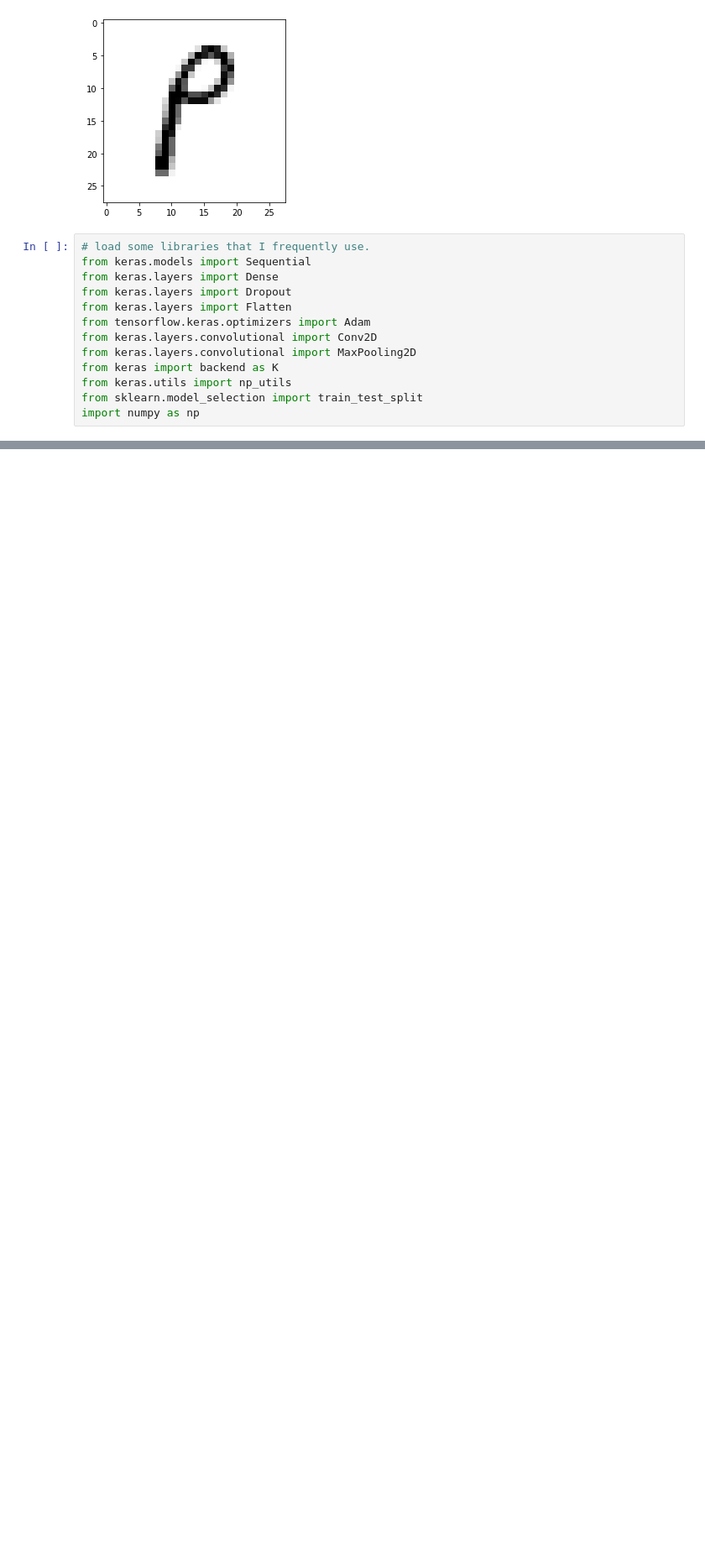
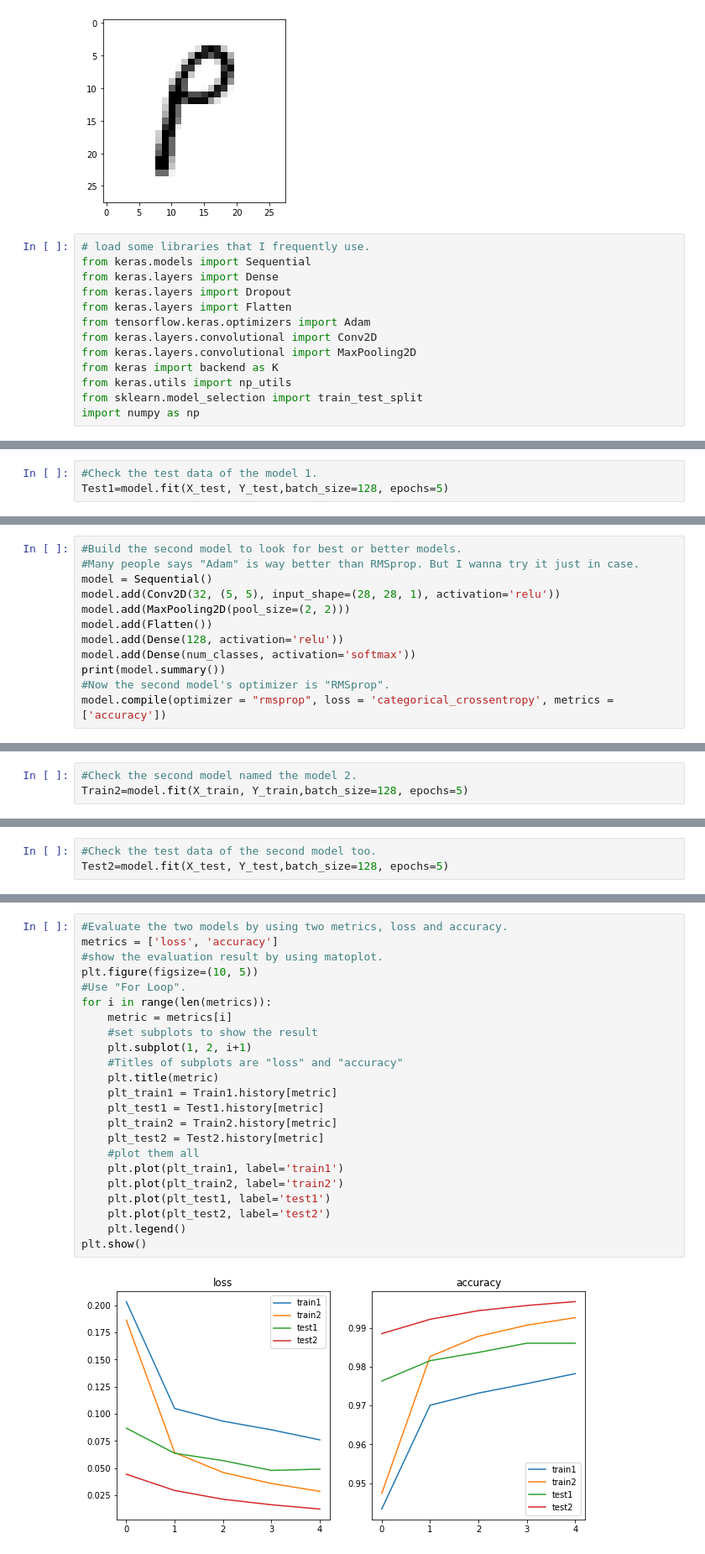
Before and after one commit to jbro321/OCR_DL, a Jupyter notebook: A_Z_handwritting.ipynb, the cells around one changed output, grey strips where cells are left out. Shown: that part at 84% size. Cells and saved outputs as stored; diff of their text form; blank space fills up the shorter version.

```diff
--- a/A_Z_handwritting.ipynb
+++ b/A_Z_handwritting.ipynb
@@ -89,0 +140,3 @@ FileNotFoundError: [Errno 2] No such file or directory: '/kaggle/input/az-handwr
+# %%
+#Check the test data of the model 1.
+Test1=model.fit(X_test, Y_test,batch_size=128, epochs=5)
@@ -89,0 +154,12 @@ FileNotFoundError: [Errno 2] No such file or directory: '/kaggle/input/az-handwr
+# %%
+#Build the second model to look for best or better models.
+#Many people says "Adam" is way better than RMSprop. But I wanna try it just in case.
+model = Sequential()
+model.add(Conv2D(32, (5, 5), input_shape=(28, 28, 1), activation='relu'))
+model.add(MaxPooling2D(pool_size=(2, 2)))
+model.add(Flatten())
+model.add(Dense(128, activation='relu'))
+model.add(Dense(num_classes, activation='softmax'))
+print(model.summary())
+#Now the second model's optimizer is "RMSprop".
+model.compile(optimizer = "rmsprop", loss = 'categorical_crossentropy', metrics = ['accuracy'])
@@ -89,0 +186,3 @@ FileNotFoundError: [Errno 2] No such file or directory: '/kaggle/input/az-handwr
+# %%
+#Check the second model named the model 2.
+Train2=model.fit(X_train, Y_train,batch_size=128, epochs=5)
@@ -89,0 +200,3 @@ FileNotFoundError: [Errno 2] No such file or directory: '/kaggle/input/az-handwr
+# %%
+#Check the test data of the second model too.
+Test2=model.fit(X_test, Y_test,batch_size=128, epochs=5)
@@ -89,0 +214,25 @@ FileNotFoundError: [Errno 2] No such file or directory: '/kaggle/input/az-handwr
+# %%
+#Evaluate the two models by using two metrics, loss and accuracy.
+metrics = ['loss', 'accuracy']
+#show the evaluation result by using matoplot.
+plt.figure(figsize=(10, 5))
+#Use "For Loop".
+for i in range(len(metrics)):
+    metric = metrics[i]
+    #set subplots to show the result
+    plt.subplot(1, 2, i+1)
+    #Titles of subplots are "loss" and "accuracy"
+    plt.title(metric)
+    plt_train1 = Train1.history[metric]
+    plt_test1 = Test1.history[metric]
+    plt_train2 = Train2.history[metric]
+    plt_test2 = Test2.history[metric]
+    #plot them all
+    plt.plot(plt_train1, label='train1')
+    plt.plot(plt_train2, label='train2')
+    plt.plot(plt_test1, label='test1')
+    plt.plot(plt_test2, label='test2')
+    plt.legend()
+plt.show()
+# %% [output]
+[figure, added]
```
Also changed, not shown: parts of 15 cells of this notebook.
